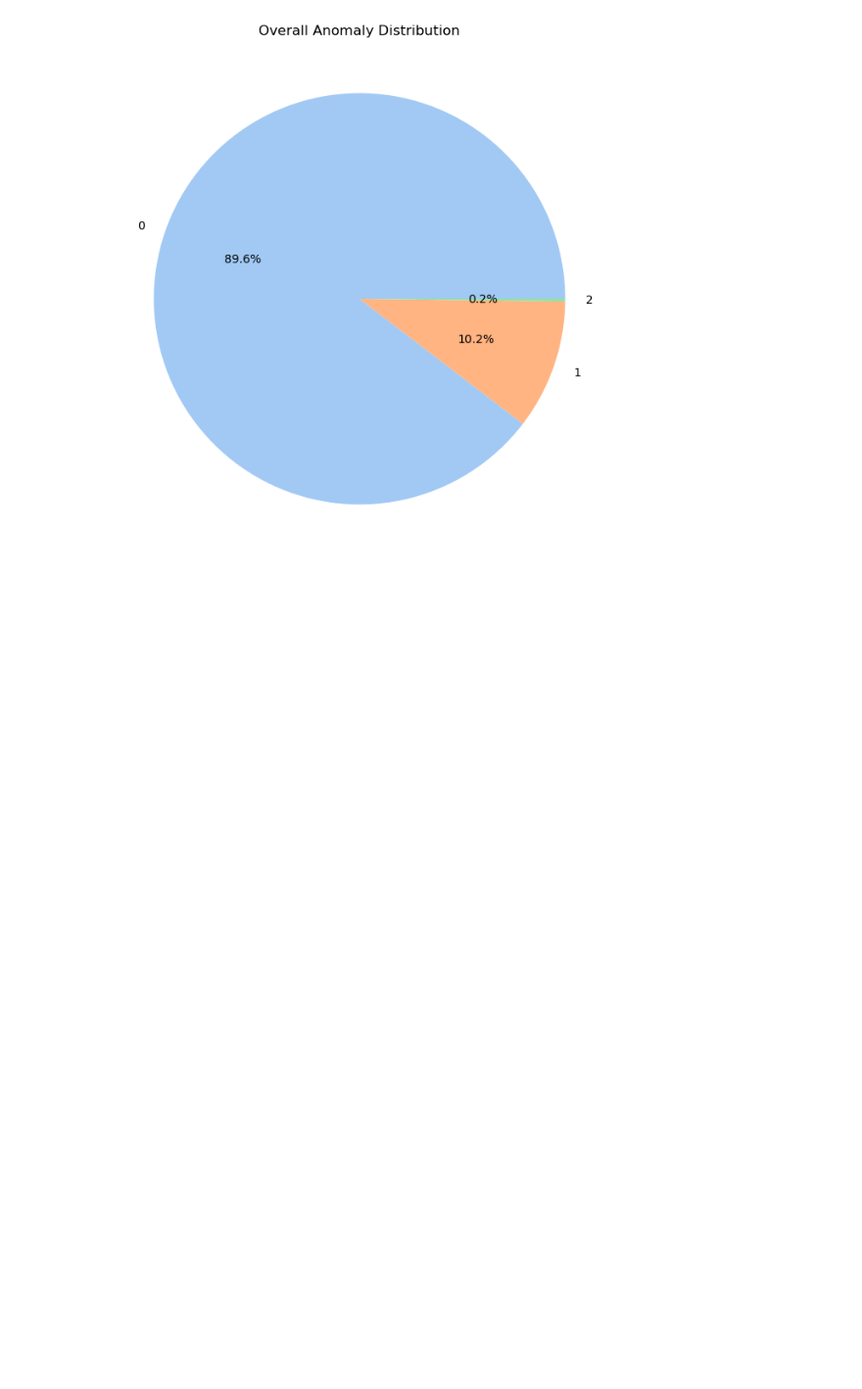
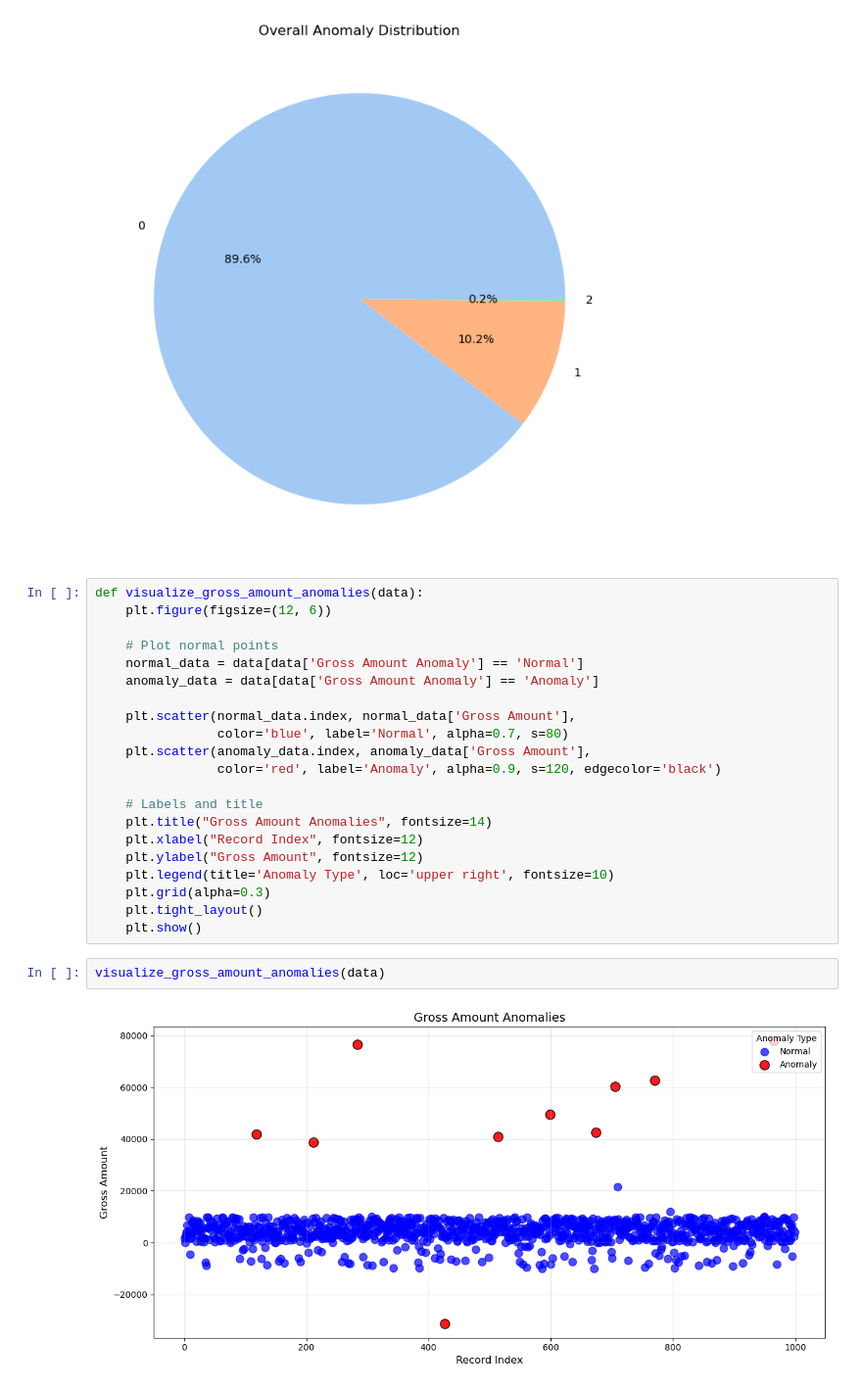
Before and after one commit to dee-Rajak/Trying_ML, a Jupyter notebook: AnomalyDetection/OC-SVM/OC_SVM.ipynb, the cells around one changed output. Shown at 98% size. Cells and saved outputs as stored; diff of their text form; blank space fills up the shorter version.

```diff
--- a/AnomalyDetection/OC-SVM/OC_SVM.ipynb
+++ b/AnomalyDetection/OC-SVM/OC_SVM.ipynb
@@ -252,3 +252,28 @@ Passing `palette` without assigning `hue` is deprecated and will be removed in v
 [figure]
 [figure]
 [figure]
+# %%
+def visualize_gross_amount_anomalies(data):
+    plt.figure(figsize=(12, 6))
+
+    # Plot normal points
+    normal_data = data[data['Gross Amount Anomaly'] == 'Normal']
+    anomaly_data = data[data['Gross Amount Anomaly'] == 'Anomaly']
+
+    plt.scatter(normal_data.index, normal_data['Gross Amount'],
+                color='blue', label='Normal', alpha=0.7, s=80)
+    plt.scatter(anomaly_data.index, anomaly_data['Gross Amount'],
+                color='red', label='Anomaly', alpha=0.9, s=120, edgecolor='black')
+
+    # Labels and title
+    plt.title("Gross Amount Anomalies", fontsize=14)
+    plt.xlabel("Record Index", fontsize=12)
+    plt.ylabel("Gross Amount", fontsize=12)
+    plt.legend(title='Anomaly Type', loc='upper right', fontsize=10)
+    plt.grid(alpha=0.3)
+    plt.tight_layout()
+    plt.show()
+# %%
+visualize_gross_amount_anomalies(data)
+# %% [output]
+[figure, added]
```
